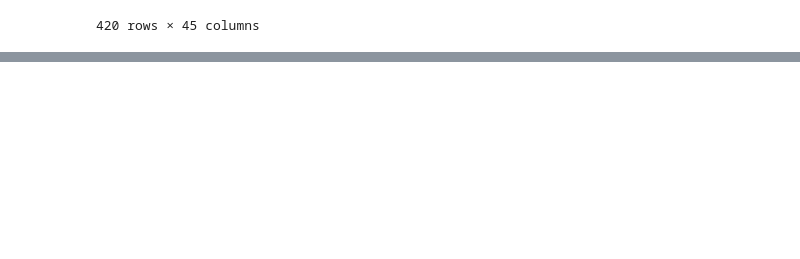
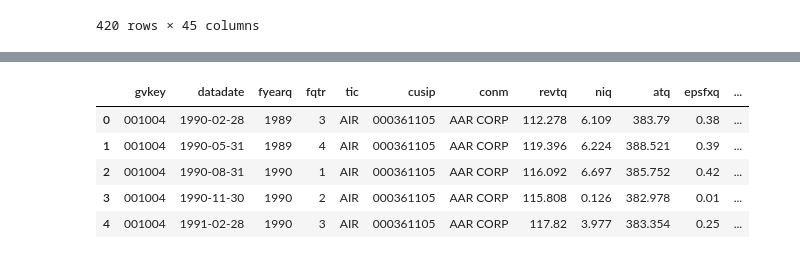
Before and after one commit to FlexiblePlanInvestmentsLtd/Factor-Research, a Jupyter notebook: notebooks/aapm.ipynb, the cells around one changed output, grey strips where cells are left out. Cells and saved outputs as stored; diff of their text form; code cells hidden in the pictures; blank space fills up the shorter version.

```diff
--- a/notebooks/aapm.ipynb
+++ b/notebooks/aapm.ipynb
@@ -409,0 +789,6 @@ crsp_data.to_csv("../data/wrds_processed_features.csv")
+# %%
+permnos = list(crsp_data.permno.unique())
+# %%
+start_date = '1990-01-01'
+end_date = '2025-01-01'
+raw_data = get_compustat_quarterly_for_permnos(permnos,start_date, end_date)
@@ -409,0 +816,9 @@ crsp_data.to_csv("../data/wrds_processed_features.csv")
+# %%
+raw_data.head()
+# %% [output]
+|  | gvkey | datadate | fyearq | fqtr | tic | cusip | conm | revtq | niq | atq | epsfxq | ... |
+| 0 | 001004 | 1990-02-28 | 1989 | 3 | AIR | 000361105 | AAR CORP | 112.278 | 6.109 | 383.79 | 0.38 | ... |
+| 1 | 001004 | 1990-05-31 | 1989 | 4 | AIR | 000361105 | AAR CORP | 119.396 | 6.224 | 388.521 | 0.39 | ... |
+| 2 | 001004 | 1990-08-31 | 1990 | 1 | AIR | 000361105 | AAR CORP | 116.092 | 6.697 | 385.752 | 0.42 | ... |
+| 3 | 001004 | 1990-11-30 | 1990 | 2 | AIR | 000361105 | AAR CORP | 115.808 | 0.126 | 382.978 | 0.01 | ... |
+| 4 | 001004 | 1991-02-28 | 1990 | 3 | AIR | 000361105 | AAR CORP | 117.82 | 3.977 | 383.354 | 0.25 | ... |
```
Also changed, not shown: parts of 32 cells of this notebook.
